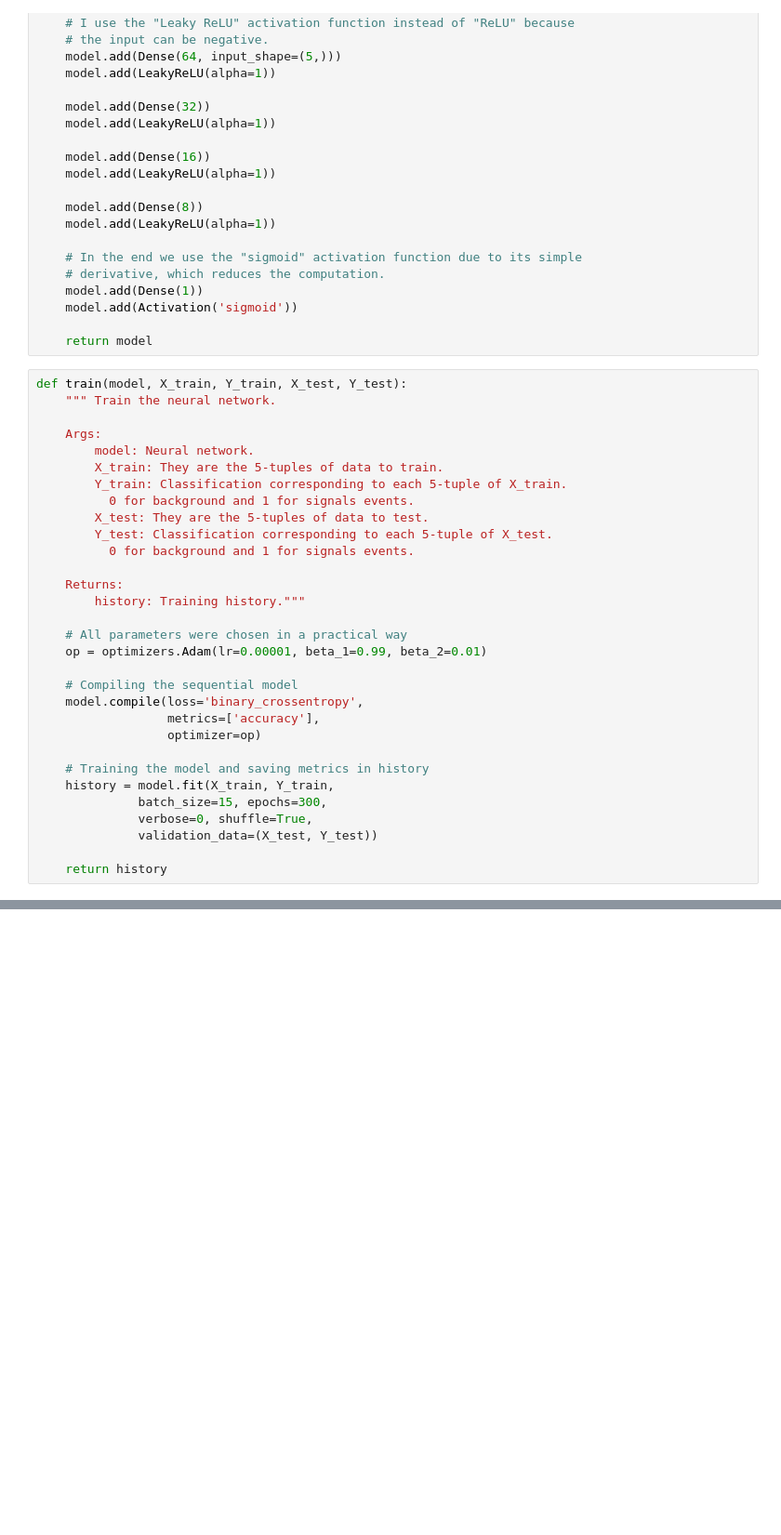
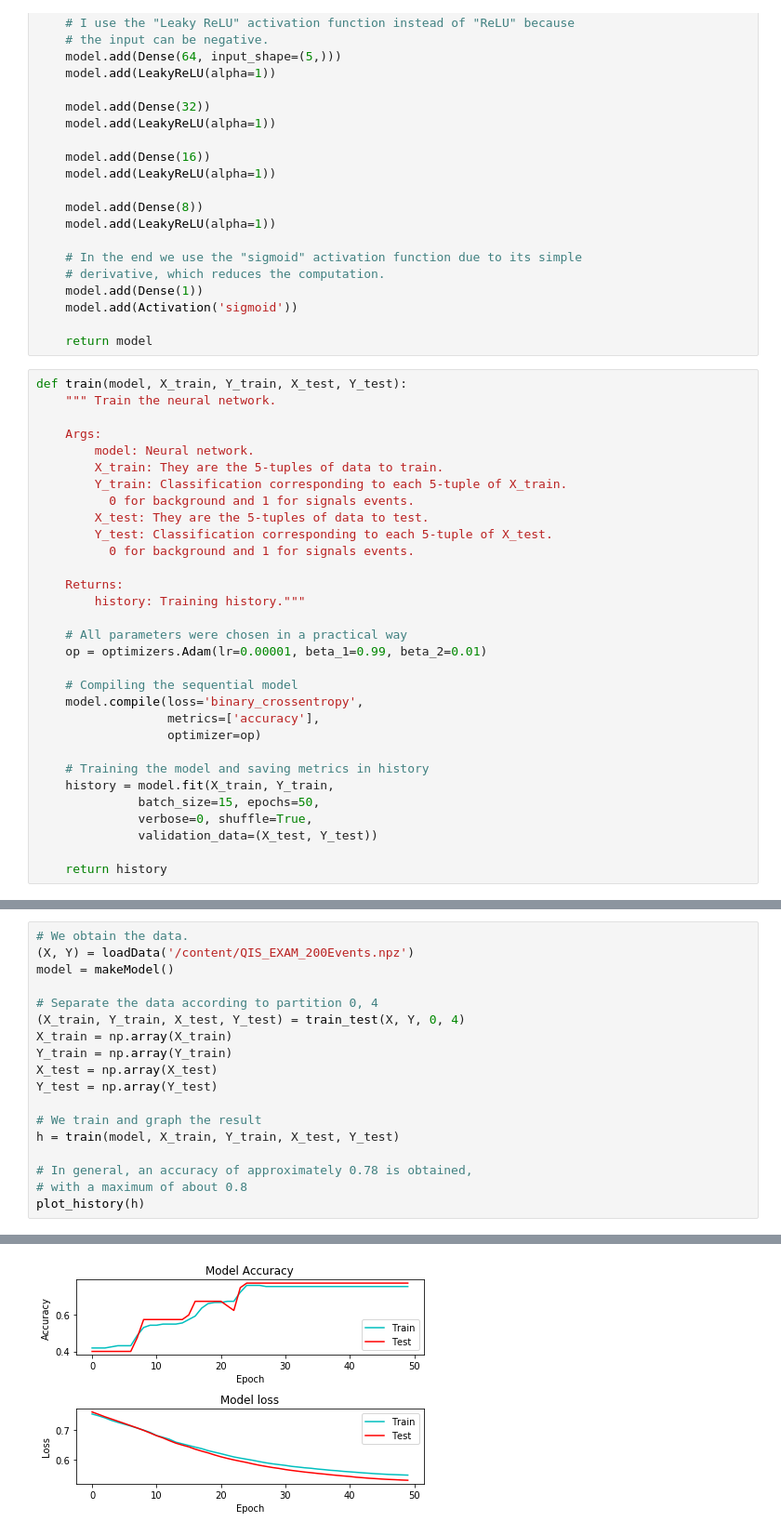
Before and after one commit to ArriagaAmin/GSoC_QMLHEP, a Jupyter notebook: High_energy_data_analisys.ipynb, the cells around one changed output, grey strips where cells are left out. Shown at 93% size. Cells and saved outputs as stored; diff of their text form; blank space fills up the shorter version.

```diff
--- a/High_energy_data_analisys.ipynb
+++ b/High_energy_data_analisys.ipynb
@@ -122,7 +113,7 @@ def train(model, X_train, Y_train, X_test, Y_test):
 
     # Training the model and saving metrics in history
     history = model.fit(X_train, Y_train,
-              batch_size=15, epochs=300,
+              batch_size=15, epochs=50,
               verbose=0, shuffle=True,
               validation_data=(X_test, Y_test))
 
@@ -234,0 +281,19 @@ Min loss:  0.5935511350631714
+# %%
+# We obtain the data.
+(X, Y) = loadData('/content/QIS_EXAM_200Events.npz')
+model = makeModel()
+
+# Separate the data according to partition 0, 4
+(X_train, Y_train, X_test, Y_test) = train_test(X, Y, 0, 4)
+X_train = np.array(X_train)
+Y_train = np.array(Y_train)
+X_test = np.array(X_test)
+Y_test = np.array(Y_test)
+
+# We train and graph the result
+h = train(model, X_train, Y_train, X_test, Y_test)
+
+# In general, an accuracy of approximately 0.78 is obtained,
+# with a maximum of about 0.8
+plot_history(h)
+# %% [output]
@@ -235,3 +302,4 @@ Min loss:  0.5935511350631714
+[figure, added]
 # %%
 # Thanks to the data graphics, it can be noted that the data are very
 # similar regardless of whether they are signals or background,
```
Also changed, not shown: parts of 6 cells of this notebook.
